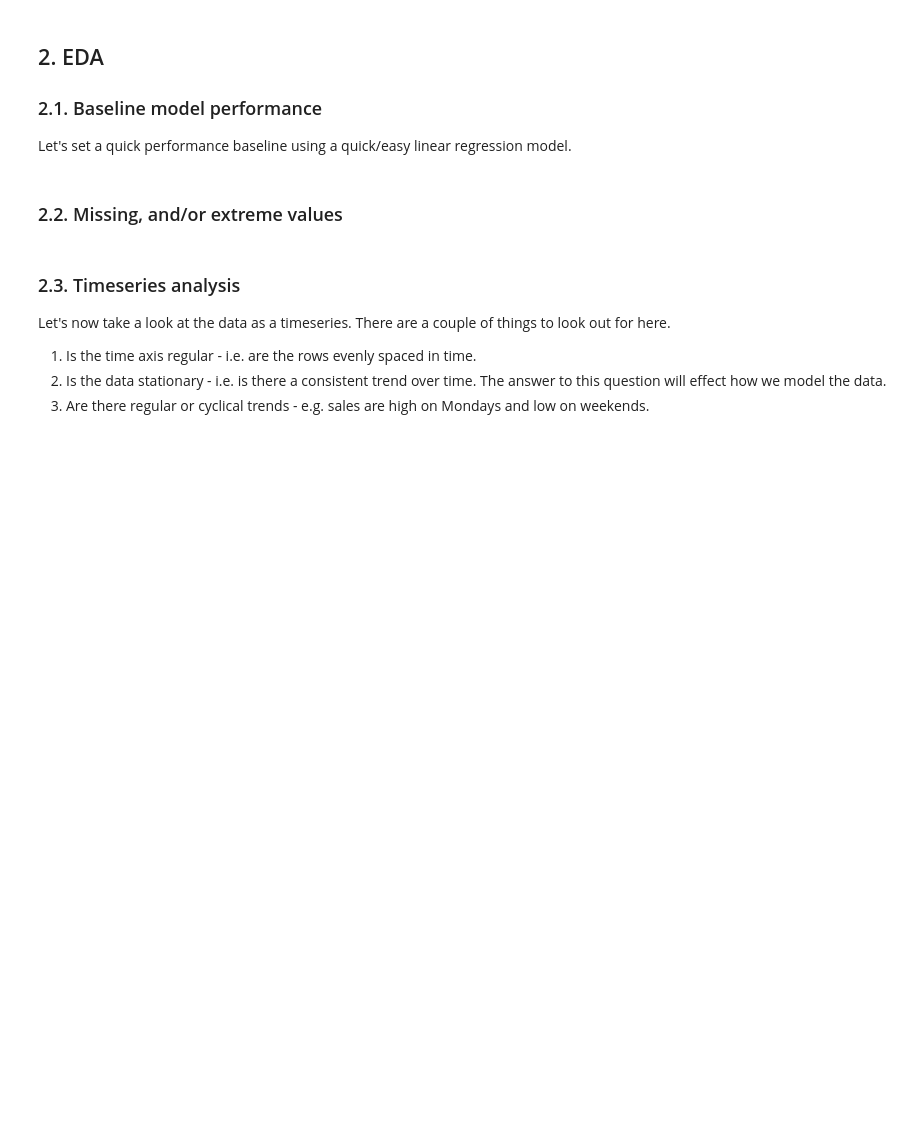
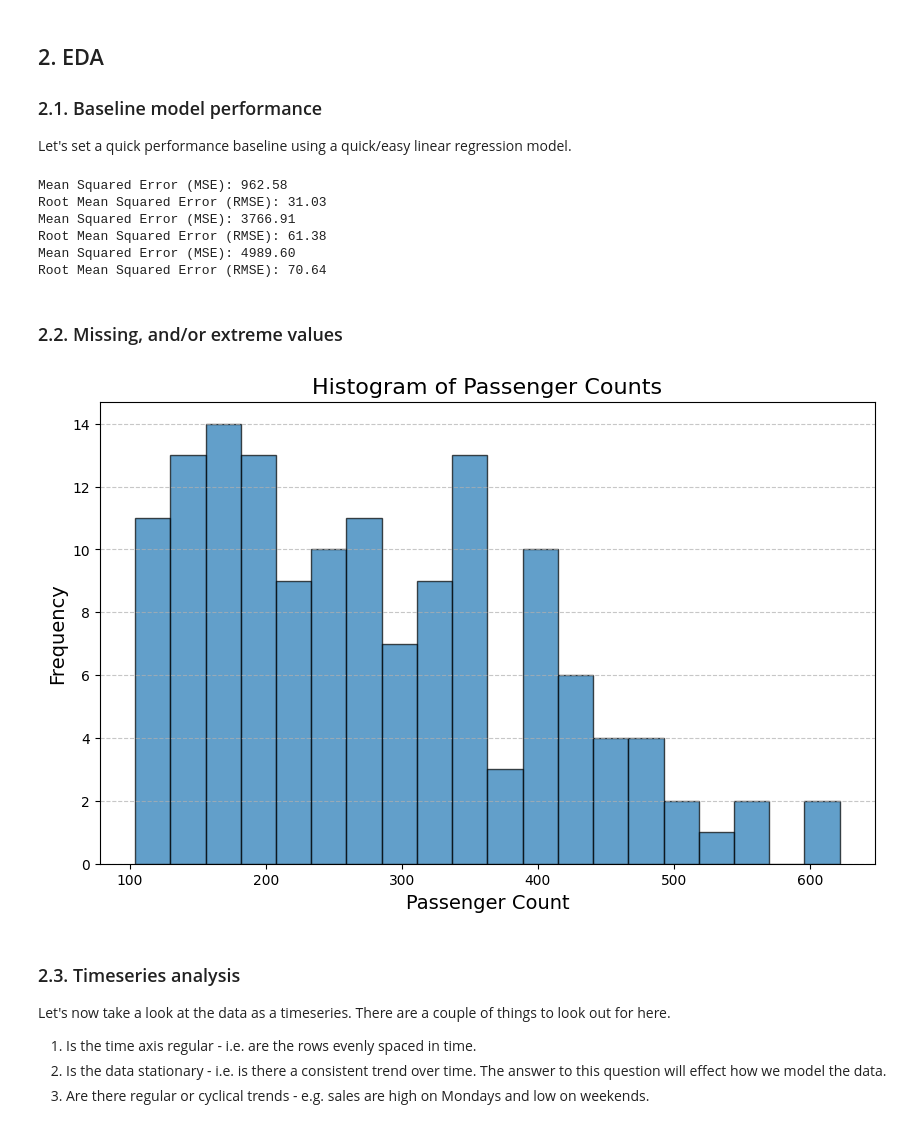
Before and after one commit to 4GeeksAcademy/tdestryk-gperdrizet-time-series-project, a Jupyter notebook: src/mvp.ipynb, the cells around one changed output. Drawn from its saved outputs; the diff is of its cells as text; code cells hidden in the pictures; blank space fills up the shorter version.

```diff
--- a/src/mvp.ipynb
+++ b/src/mvp.ipynb
@@ -20,0 +19,6 @@ raw_data_df=sns.load_dataset("flights")
+# %%
+if dataset == 'flights':
+    raw_data_df=sns.load_dataset("flights")
+
+elif dataset == 'sales':
+    raw_data_df=pd.read_csv('https://raw.githubusercontent.com/4GeeksAcademy/alternative-time-series-project/main/sales.csv')
@@ -79,2 +104,36 @@ Let's set a quick performance baseline using a quick/easy linear regression mode
+# %%
+# Create a numeric range for the feature variable 'x'
+timeseries_df['x'] = np.arange(len(timeseries_df))
+
+# Define the feature (x) and target variable (y)
+X = timeseries_df[['x']]
+y = timeseries_df['dependent_var']
+
+# Split the dataset into training and testing sets
+ts_split = TimeSeriesSplit(n_splits=3)
+for train_index, test_index in ts_split.split(X):
+    X_train, X_test = X.iloc[train_index], X.iloc[test_index]
+    y_train, y_test = y.iloc[train_index], y.iloc[test_index]
+
+    # Fit a simple linear regression model
+    model = LinearRegression()
+    model.fit(X_train, y_train)
+
+    # Make predictions
+    y_pred = model.predict(X_test)
+
+    # Calculate performance metrics
+    mse = mean_squared_error(y_test, y_pred)
+    rmse = sqrt(mse)
+
+    print(f"Mean Squared Error (MSE): {mse:.2f}")
+    print(f"Root Mean Squared Error (RMSE): {rmse:.2f}")
+# %% [output]
+Mean Squared Error (MSE): 962.58
+Root Mean Squared Error (RMSE): 31.03
+Mean Squared Error (MSE): 3766.91
+Root Mean Squared Error (RMSE): 61.38
+Mean Squared Error (MSE): 4989.60
+Root Mean Squared Error (RMSE): 70.64
 # %% [markdown]
 ### 2.2. Missing, and/or extreme values
@@ -83,3 +140,14 @@ Let's set a quick performance baseline using a quick/easy linear regression mode
+# %%
+# Plot a histogram for the dependent variable
+plt.figure(figsize=(10, 6))
+plt.hist(timeseries_df['dependent_var'], bins=20, edgecolor='black', alpha=0.7)
+plt.title('Histogram of Passenger Counts', fontsize=16)
+plt.xlabel('Passenger Count', fontsize=14)
+plt.ylabel('Frequency', fontsize=14)
+plt.grid(axis='y', linestyle='--', alpha=0.7)
+plt.show()
+# %% [output]
+[figure, added]
 # %% [markdown]
 ### 2.3. Timeseries analysis
 
```
Also changed, not shown: parts of 31 cells of this notebook.
